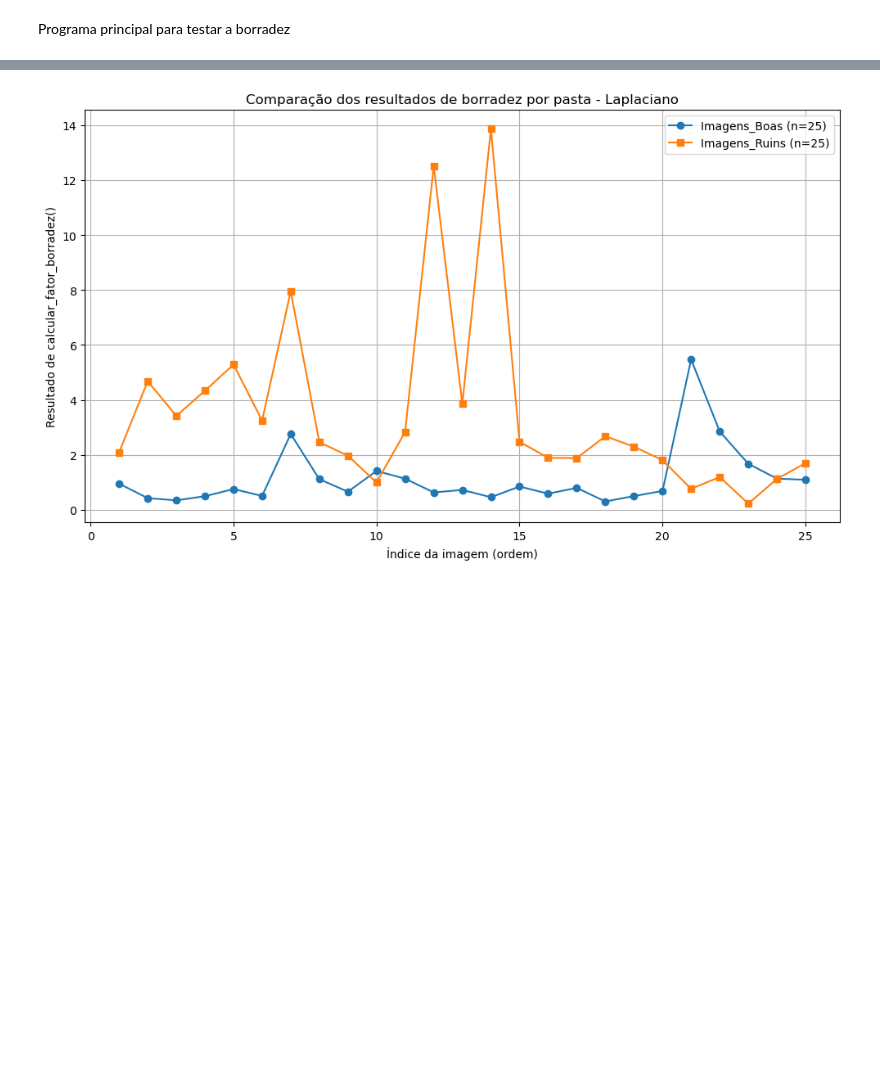
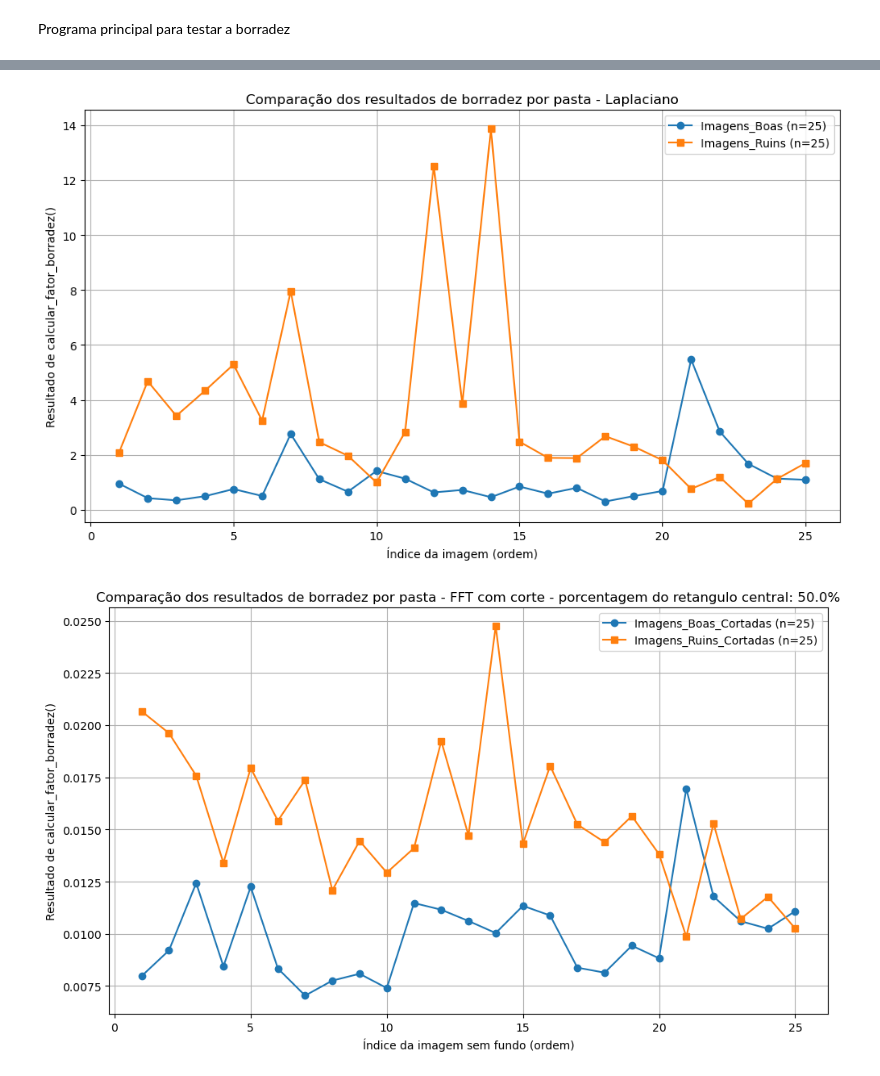
Before and after one commit to eriksonfm/borradez, a Jupyter notebook: teste-01.ipynb, the cells around one changed output, grey strips where cells are left out. Saved outputs shown, nothing was run; the diff lists cells and outputs as text; code cells hidden in the pictures; blank space fills up the shorter version.

Commit message:
Datasets com as imagens sem fundo produzidos. Codigo alterado para mostrar mais 3 graficos, que representam as mesmas transformações, porém no dataset tratado (_Cortadas)

```diff
--- a/teste-01.ipynb
+++ b/teste-01.ipynb
@@ -337,30 +337,127 @@ plt.show()
 # Preparar e plotar
 plt.figure(figsize=(10, 6))
 plotted = False
 
 # Desenha uma linha por pasta; o eixo x é apenas o índice da imagem na ordem encontrada
 if res1C:
     plt.plot(range(1, len(res1C) + 1), res1C, marker='o', label=f"{Path(folder1).name} (n={len(res1C)})")
     plotted = True
 else:
     print(f"Nenhuma imagem encontrada em: {folder1}")
 
 if res2C:
     plt.plot(range(1, len(res2C) + 1), res2C, marker='s', label=f"{Path(folder2).name} (n={len(res2C)})")
     plotted = True
 else:
     print(f"Nenhuma imagem encontrada em: {folder2}")
 
 # Rótulos e estilo do gráfico
 plt.xlabel('Índice da imagem (ordem)')
 plt.ylabel('Resultado de calcular_fator_borradez()')
 plt.title(f'Comparação dos resultados de borradez por pasta - Laplaciano')
 if plotted:
     plt.legend()
 plt.grid(True)
 plt.tight_layout()
 plt.show()
+
+
+##########################################################
+######### Testes nas imagens com o fundo cortado #########
+##########################################################
+
+
+folder1 = str(project_root / 'Imagens_Boas_Cortadas')
+folder2 = str(project_root / 'Imagens_Ruins_Cortadas')
+
+# Executa processamento nas duas pastas
+res1A, res1B, res1C, names1 = run_on_folder(folder1, porcentagem_central)
+res2A, res2B, res2C, names2 = run_on_folder(folder2, porcentagem_central)
+
+# Preparar e plotar
+plt.figure(figsize=(10, 6))
+plotted = False
+
+# Desenha uma linha por pasta; o eixo x é apenas o índice da imagem na ordem encontrada
+if res1A:
+    plt.plot(range(1, len(res1A) + 1), res1A, marker='o', label=f"{Path(folder1).name} (n={len(res1A)})")
+    plotted = True
+else:
+    print(f"Nenhuma imagem encontrada em: {folder1}")
+
+if res2A:
+    plt.plot(range(1, len(res2A) + 1), res2A, marker='s', label=f"{Path(folder2).name} (n={len(res2A)})")
+    plotted = True
+else:
+    print(f"Nenhuma imagem encontrada em: {folder2}")
+
+# Rótulos e estilo do gráfico
+plt.xlabel('Índice da imagem sem fundo (ordem)')
+plt.ylabel('Resultado de calcular_fator_borradez()')
+plt.title(f'Comparação dos resultados de borradez por pasta - FFT com corte - porcentagem do retangulo central: {porcentagem_central*100}%')
+if plotted:
+    plt.legend()
+plt.grid(True)
+plt.tight_layout()
+plt.show()
+
+
+# Preparar e plotar
+plt.figure(figsize=(10, 6))
+plotted = False
+
+# Desenha uma linha por pasta; o eixo x é apenas o índice da imagem na ordem encontrada
+if res1B:
+    plt.plot(range(1, len(res1B) + 1), res1B, marker='o', label=f"{Path(folder1).name} (n={len(res1B)})")
+    plotted = True
+else:
+    print(f"Nenhuma imagem encontrada em: {folder1}")
+
+if res2B:
+    plt.plot(range(1, len(res2B) + 1), res2B, marker='s', label=f"{Path(folder2).name} (n={len(res2B)})")
+    plotted = True
+else:
+    print(f"Nenhuma imagem encontrada em: {folder2}")
+
+# Rótulos e estilo do gráfico
+plt.xlabel('Índice da imagem sem fundo (ordem)')
+plt.ylabel('Resultado de calcular_fator_borradez()')
+plt.title(f'Comparação dos resultados de borradez por pasta - FFT sem corte')
+if plotted:
+    plt.legend()
+plt.grid(True)
+plt.tight_layout()
+plt.show()
+
+
+# Preparar e plotar
+plt.figure(figsize=(10, 6))
+plotted = False
+
+# Desenha uma linha por pasta; o eixo x é apenas o índice da imagem na ordem encontrada
+if res1C:
+    plt.plot(range(1, len(res1C) + 1), res1C, marker='o', label=f"{Path(folder1).name} (n={len(res1C)})")
+    plotted = True
+else:
+    print(f"Nenhuma imagem encontrada em: {folder1}")
+
+if res2C:
+    plt.plot(range(1, len(res2C) + 1), res2C, marker='s', label=f"{Path(folder2).name} (n={len(res2C)})")
+    plotted = True
+else:
+    print(f"Nenhuma imagem encontrada em: {folder2}")
+
+# Rótulos e estilo do gráfico
+plt.xlabel('Índice da imagem sem fundo (ordem)')
+plt.ylabel('Resultado de calcular_fator_borradez()')
+plt.title(f'Comparação dos resultados de borradez por pasta - Laplaciano')
+if plotted:
+    plt.legend()
+plt.grid(True)
+plt.tight_layout()
+plt.show()
 # %% [output]
 [figure]
 [figure]
 [figure]
+[figure, added]
```
Also changed, not shown: parts of 1 cell of this notebook, 50 other files.
